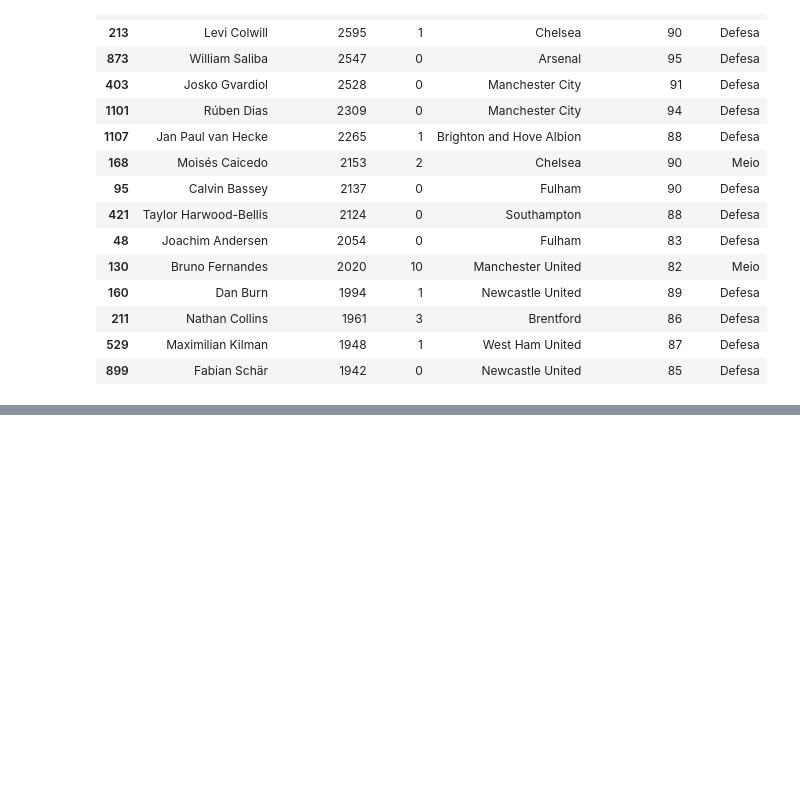
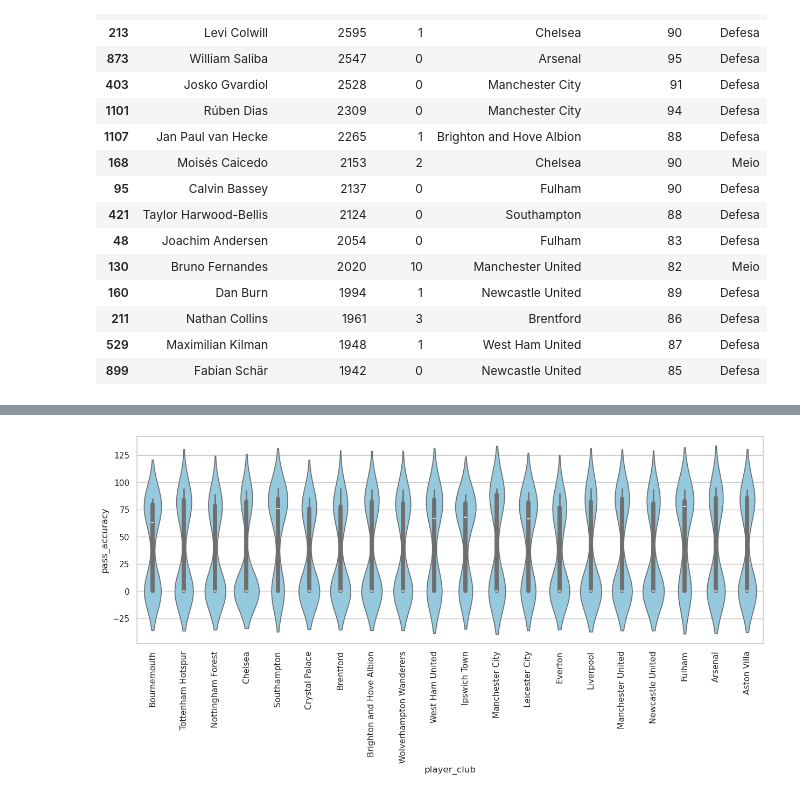
Before and after one commit to guilhermeej/premier-league-24-25-analysis, a Jupyter notebook: premier-league.ipynb, the cells around one changed output, grey strips where cells are left out. Saved outputs shown, nothing was run; the diff lists cells and outputs as text; code cells hidden in the pictures; blank space fills up the shorter version.

```diff
--- a/premier-league.ipynb
+++ b/premier-league.ipynb
@@ -507,0 +522,13 @@ plt.show()
+# %%
+fig, ax = plt.subplots(figsize=(15,5))
+
+sns.violinplot(
+    data=df_merged,
+    x="player_club", y="pass_accuracy",
+    ax=ax, color="skyblue"
+).set_title("")
+ax.set_xticklabels(ax.get_xticklabels(), rotation=90)
+
+plt.show()
+# %% [output]
+[figure, added]
```
Also changed, not shown: parts of 1 cell of this notebook.
